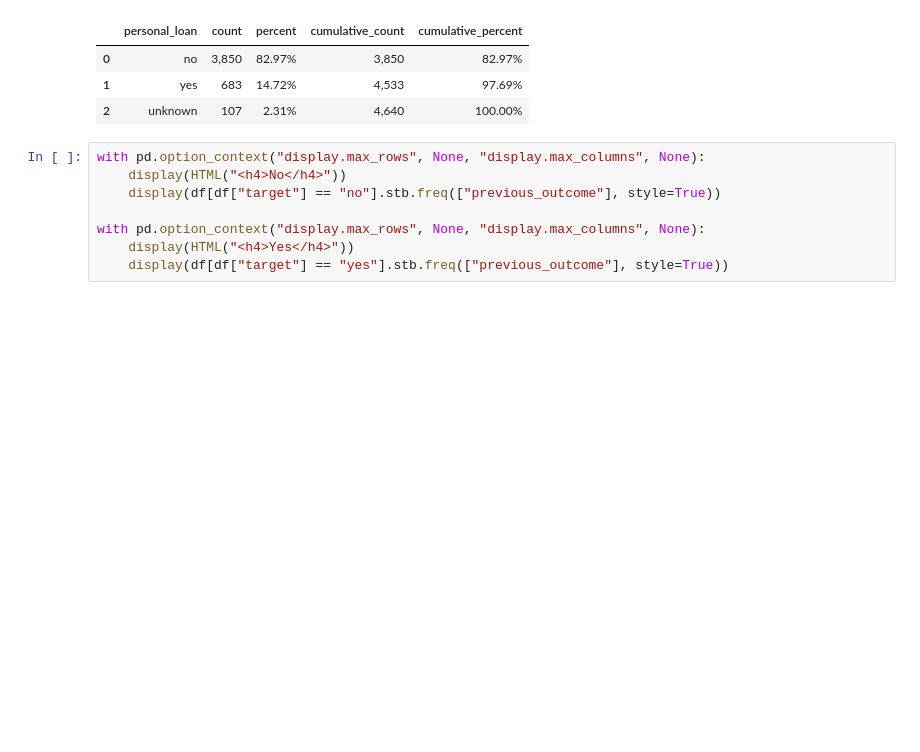
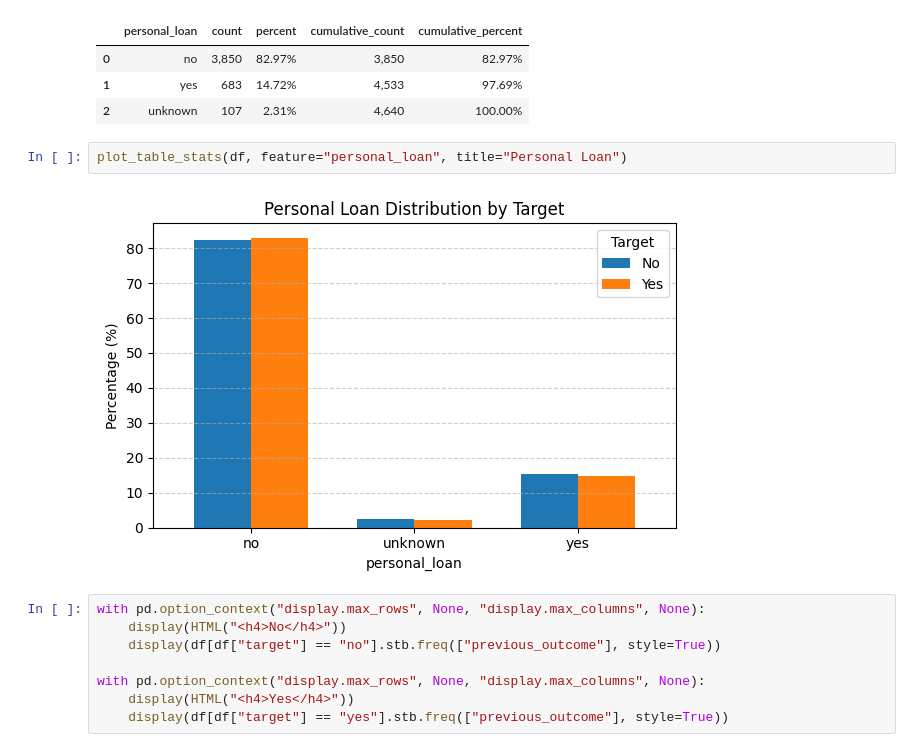
Before and after one commit to timofeytkachenko/2021.ai_test_task, a Jupyter notebook: test_task.ipynb, the cells around one changed output. Drawn from its saved outputs; the diff is of its cells as text; blank space fills up the shorter version.

```diff
--- a/test_task.ipynb
+++ b/test_task.ipynb
@@ -425,6 +436,10 @@ Yes
 | 0 | no | 3,850 | 82.97% | 3,850 | 82.97% |
 | 1 | yes | 683 | 14.72% | 4,533 | 97.69% |
 | 2 | unknown | 107 | 2.31% | 4,640 | 100.00% |
+# %%
+plot_table_stats(df, feature="personal_loan", title="Personal Loan")
+# %% [output]
+[figure, added]
 # %%
 with pd.option_context("display.max_rows", None, "display.max_columns", None):
     display(HTML("<h4>No</h4>"))
```
Also changed, not shown: parts of 48 cells of this notebook, 1 other file.
